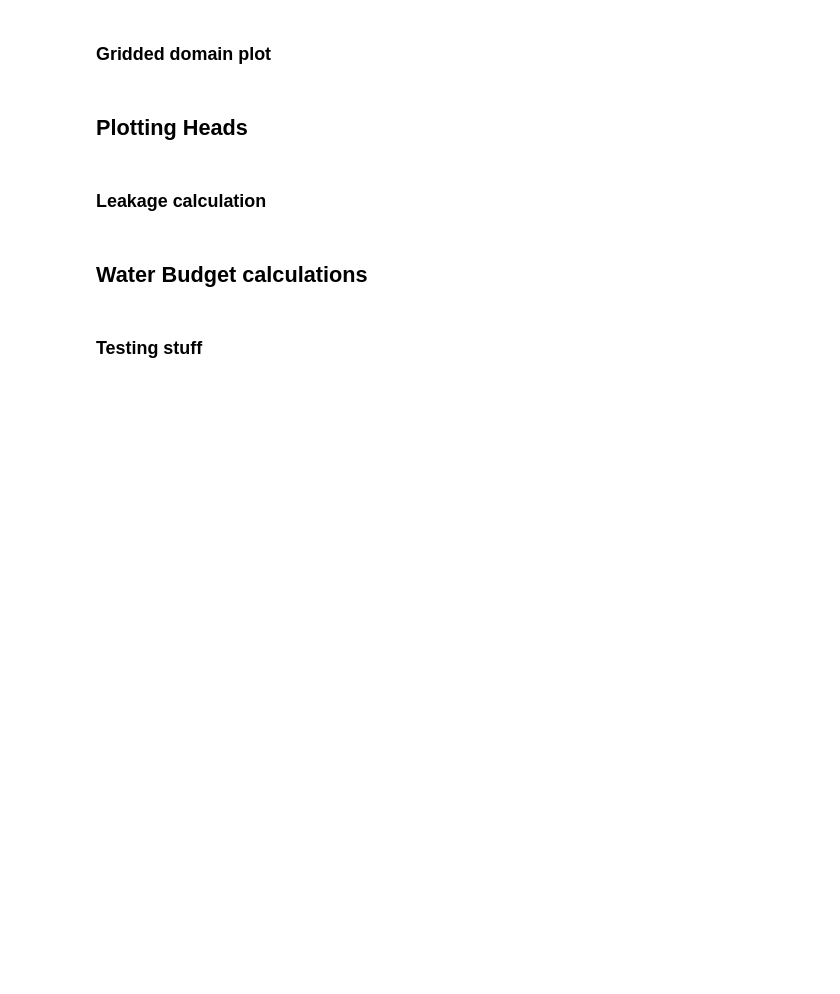
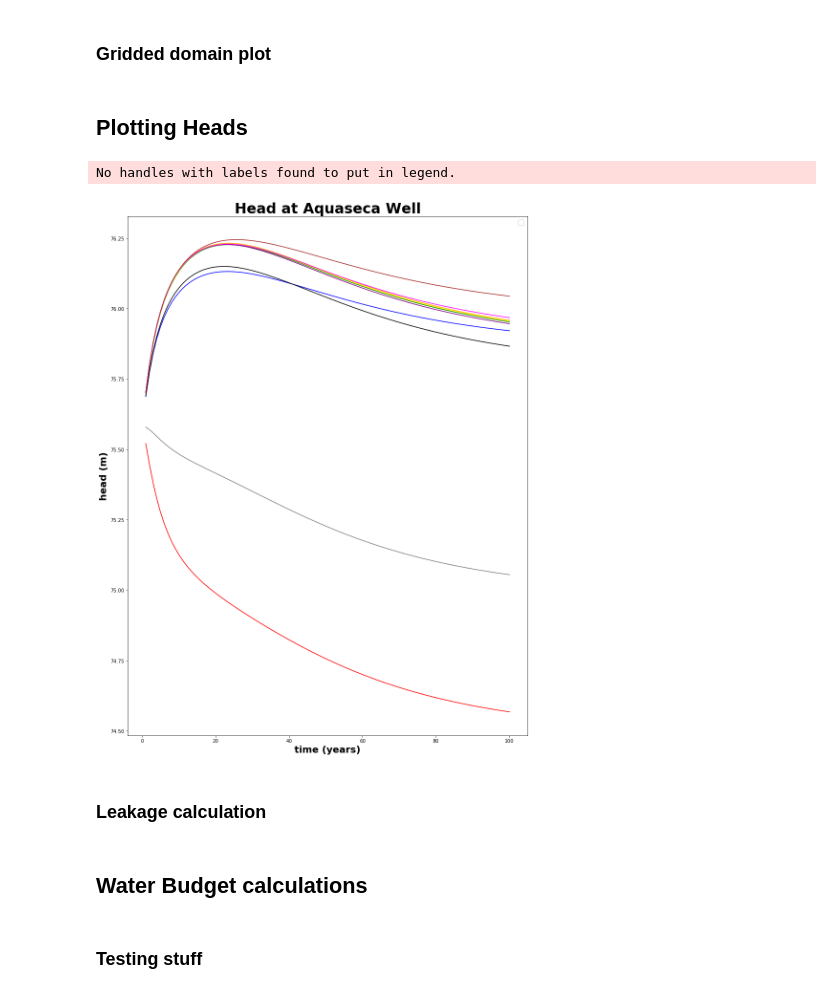
Before and after one commit to groundwater-modeling-Spring2020/FoE_Project, a Jupyter notebook: DanielleT_Notebooks/Ensemble/Scenarios/FOE-Ensemble_Graphing_Head.ipynb, the cells around one changed output. Saved outputs shown, nothing was run; the diff lists cells and outputs as text; code cells hidden in the pictures; blank space fills up the shorter version.

```diff
--- a/DanielleT_Notebooks/Ensemble/Scenarios/FOE-Ensemble_Graphing_Head.ipynb
+++ b/DanielleT_Notebooks/Ensemble/Scenarios/FOE-Ensemble_Graphing_Head.ipynb
@@ -882,39 +884,44 @@ NameError: name 'modelname' is not defined
 # %%
 #plot a time series at cell left of river
 #get time series for cell
 
 cell_id1 = well_loc #cell at the center of the ag area
 time_series0 = headobj0.get_ts(cell_id1) #get the time series using flopy
 time_series1 = headobj1.get_ts(cell_id1) #get the time series using flopy
 time_series2 = headobj2.get_ts(cell_id1) #get the time series using flopy
 time_series3 = headobj3.get_ts(cell_id1) #get the time series using flopy
 time_series4 = headobj4.get_ts(cell_id1) #get the time series using flopy
 time_series5 = headobj5.get_ts(cell_id1) #get the time series using flopy
 time_series6 = headobj6.get_ts(cell_id1) #get the time series using flopy
 time_series7 = headobj7.get_ts(cell_id1) #get the time series using flopy
 time_series8 = headobj8.get_ts(cell_id1) #get the time series using flopy
 time_series9 = headobj9.get_ts(cell_id1) #get the time series using flopy
 
 #create firt plot
+fig = plt.figure(figsize=(15, 20))
 plt.subplot(1, 1, 1)
-plt.title("Head at Aquaseca Well (2122111)",fontweight='bold')
-plt.xlabel('time (years)',fontweight='bold')
-plt.ylabel('head (m)',fontweight='bold')
+plt.title("Head at Aquaseca Well",fontweight='bold', fontsize = 30)
+plt.xlabel('time (years)',fontweight='bold', fontsize = 20)
+plt.ylabel('head (m)',fontweight='bold', fontsize = 20)
 # plt.ylim(74.5,76)
-plt.plot(time_series0[:, 0]/360, time_series0[:, 1], 'b-', color="brown") #plot the time series with points at each record
-plt.plot(time_series1[:, 0]/360, time_series1[:, 1], 'b-', color="brown") #plot the time series with points at each record
-plt.plot(time_series2[:, 0]/360, time_series2[:, 1], 'b-', color="brown") #plot the time series with points at each record
-plt.plot(time_series3[:, 0]/360, time_series3[:, 1], 'b-', color="brown") #plot the time series with points at each record
-plt.plot(time_series4[:, 0]/360, time_series4[:, 1], 'b-', color="brown") #plot the time series with points at each record
-plt.plot(time_series5[:, 0]/360, time_series5[:, 1], 'b-', color="brown") #plot the time series with points at each record
-plt.plot(time_series6[:, 0]/360, time_series6[:, 1], 'b-', color="brown") #plot the time series with points at each record
-plt.plot(time_series7[:, 0]/360, time_series7[:, 1], 'b-', color="brown") #plot the time series with points at each record
-plt.plot(time_series8[:, 0]/360, time_series8[:, 1], 'b-', color="brown") #plot the time series with points at each record
+plt.plot(time_series0[:, 0]/360, time_series0[:, 1], 'b-', color="red") #plot the time series with points at each record
+plt.plot(time_series1[:, 0]/360, time_series1[:, 1], 'b-', color="blue") #plot the time series with points at each record
+plt.plot(time_series2[:, 0]/360, time_series2[:, 1], 'b-', color="green") #plot the time series with points at each record
+plt.plot(time_series3[:, 0]/360, time_series3[:, 1], 'b-', color="grey") #plot the time series with points at each record
+plt.plot(time_series4[:, 0]/360, time_series4[:, 1], 'b-', color="orange") #plot the time series with points at each record
+plt.plot(time_series5[:, 0]/360, time_series5[:, 1], 'b-', color="purple") #plot the time series with points at each record
+plt.plot(time_series6[:, 0]/360, time_series6[:, 1], 'b-', color="yellow") #plot the time series with points at each record
+plt.plot(time_series7[:, 0]/360, time_series7[:, 1], 'b-', color="black") #plot the time series with points at each record
+plt.plot(time_series8[:, 0]/360, time_series8[:, 1], 'b-', color="magenta") #plot the time series with points at each record
 plt.plot(time_series9[:, 0]/360, time_series9[:, 1], 'b-', color="brown") #plot the time series with points at each record
+plt.legend(prop={"size":15})
 
 # print(time_series1[:, 1])
-plt.savefig("Head_Aqua5_2122111.png",dpi=600)
-plt.show()
+plt.savefig("Head_Aqua5.png",dpi=600)
+plt.show(fig)
+# %% [output]
+No handles with labels found to put in legend.
+[figure, added]
 # %%
 
 # #plot a time series at cell left of river
```
Also changed, not shown: parts of 3 cells of this notebook, 2 other files.
